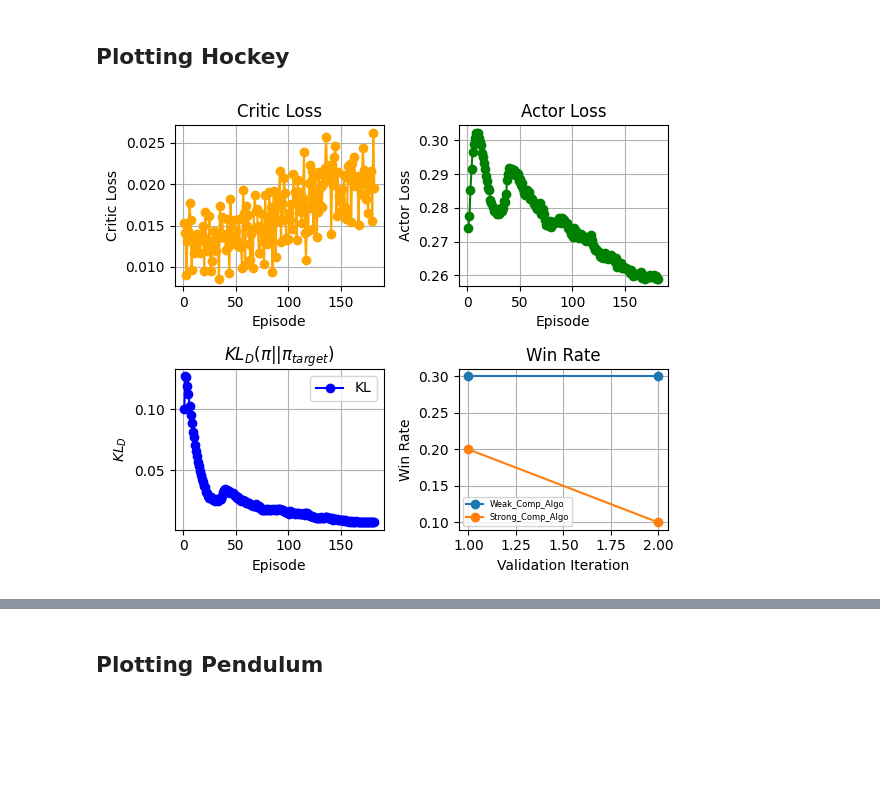
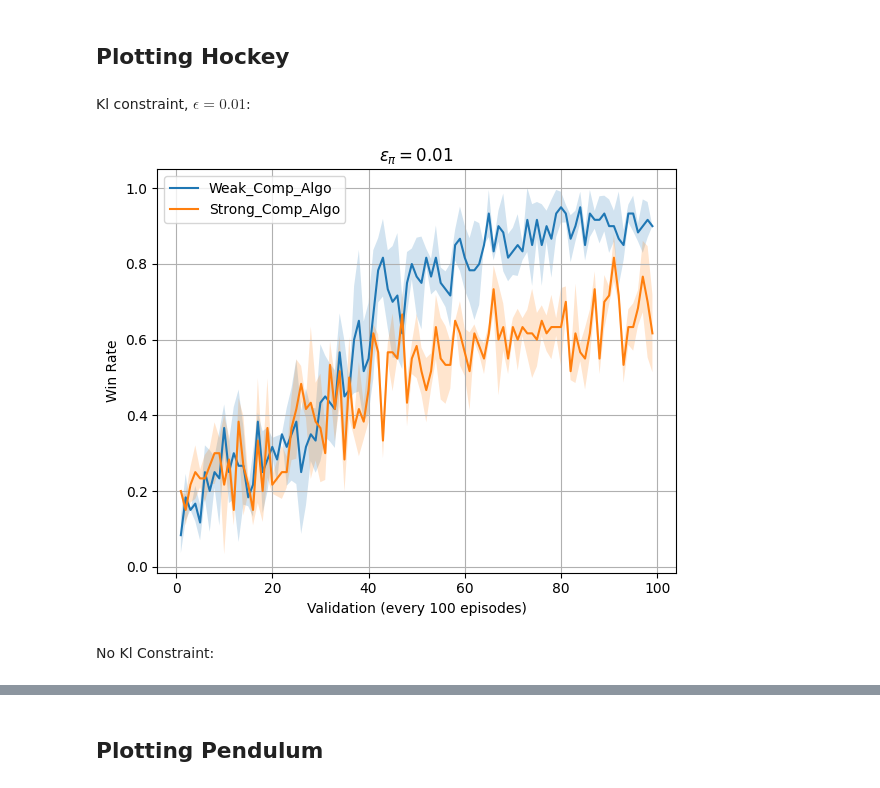
Before and after one commit to danielflat/Laser-Hockey, a Jupyter notebook: experiments/010_Pfrommer_Plotting.ipynb, the cells around one changed output, grey strips where cells are left out. Saved outputs shown, nothing was run; the diff lists cells and outputs as text; code cells hidden in the pictures; blank space fills up the shorter version.

Commit message:
Plotting skript

```diff
--- a/experiments/010_Pfrommer_Plotting.ipynb
+++ b/experiments/010_Pfrommer_Plotting.ipynb
@@ -80,4 +11,50 @@ def plot_mpo_hockey(filename: str, discrete: bool):
-# %%
-plot_mpo_hockey("/Users/andrepfrommer/Desktop/Project_RL/output/json_files/25-02-18 14_00_29_000000300.json", discrete=True)
-# %% [output]
-[figure, removed]
+# %% [markdown]
+Kl constraint, $\epsilon = 0.01$:
+# %%
+def plot_mpo_hockey(filenames):
+    all_win_rates = []
+
+    for filename in filenames:
+        with open(filename, "r") as f:
+            results = json.load(f)
+            all_win_rates.append(results["val_opponent_metrics"])
+
+    num_validations = len(all_win_rates[0])  # Number of validation checkpoints
+    opponent_names = list(all_win_rates[0][0].keys())  # List of opponents
+
+    # Initialize a dictionary to store win rates for each opponent across runs
+    win_rate_dict = {opp: [] for opp in opponent_names}
+
+    # Collect win rates for each opponent
+    for run in all_win_rates:
+        for opp in opponent_names:
+            win_rate_values = [iteration.get(opp, {}).get("win_rate", 0) for iteration in run]
+            win_rate_dict[opp].append(win_rate_values)
+
+    plt.figure(figsize=(6, 5))
+
+    # Compute mean and std for each opponent
+    for opp in opponent_names:
+        win_rate_array = np.array(win_rate_dict[opp])  # Shape: (num_runs, num_validations)
+        mean_win_rate = np.mean(win_rate_array, axis=0)
+        std_win_rate = np.std(win_rate_array, axis=0)
+
+        x_values = np.arange(1, num_validations + 1)
+
+        plt.plot(x_values, mean_win_rate, label=opp)
+        plt.fill_between(x_values, mean_win_rate - std_win_rate, mean_win_rate + std_win_rate, alpha=0.2)
+
+    plt.title(r"$\epsilon_{\pi}=0.01$")
+    plt.xlabel("Validation (every 100 episodes)")
+    plt.ylabel("Win Rate")
+    plt.legend()
+    plt.grid()
+    plt.tight_layout()
+    plt.show()
+# %%
+filenames = [f"/Users/andrepfrommer/Desktop/Project_RL/output/json_files/hockey_{i}.json" for i in range(1, 4)]
+plot_mpo_hockey(filenames)
+# %% [output]
+[figure, added]
+# %% [markdown]
+No Kl Constraint:
```
Also changed, not shown: parts of 20 cells of this notebook.
